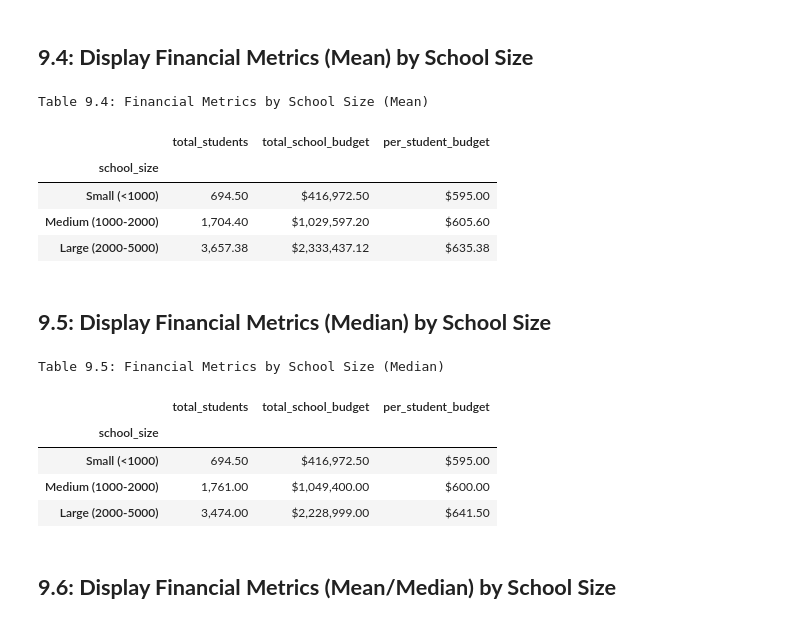
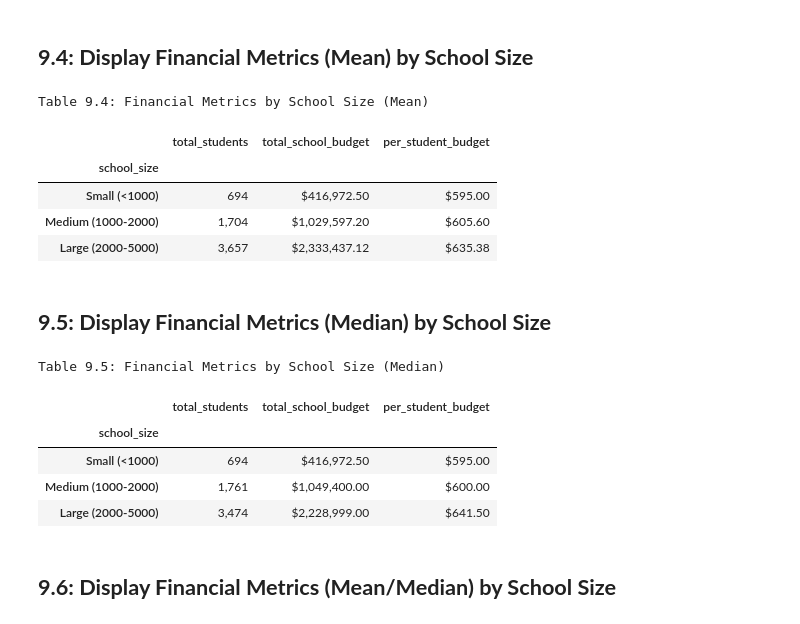
Before and after one commit to njgeorge000158/Student-Outcomes-Analysis-with-Pandas, a Jupyter notebook: city_schools.ipynb, the cells around one changed output. Cells and saved outputs as stored; diff of their text form; code cells hidden in the pictures.

```diff
--- a/city_schools.ipynb
+++ b/city_schools.ipynb
@@ -1492,16 +1491,16 @@ logx.log_write_object(size_mean_per_student_budget_series)
 # %% [markdown]
 ## **Summary of Calculations**
 # %%
-size_mean_financial_metrics_dataframe \
+size_mean_financial_metrics_df \
     = pd.concat \
         ({'total_students': size_mean_total_students_series,
           'total_school_budget': size_mean_total_school_budget_series,
           'per_student_budget': size_mean_per_student_budget_series},
          axis = 1)
 
-size_mean_financial_metrics_dataframe.index.name = 'school_size'
+size_mean_financial_metrics_df.index.name = 'school_size'
 
-logx.log_write_object(size_mean_financial_metrics_dataframe)
+logx.log_write_obj(size_mean_financial_metrics_df)
 # %% [markdown]
 ## **9.2: Financial Metrics (Median) by School Size**
 # %% [markdown]
@@ -1574,45 +1573,45 @@ logx.log_write_object(size_mean_median_financial_metrics_dataframe)
 # %% [markdown]
 ## **9.4: Display Financial Metrics (Mean) by School Size**
 # %%
-highlight_column_string_list = ['total_students', 'total_school_budget', 'per_student_budget']
+highlight_col_list = ['total_students', 'total_school_budget', 'per_student_budget']
 
 pandasx.return_formatted_table \
-    (size_mean_financial_metrics_dataframe,
+    (size_mean_financial_metrics_df,
      'Table 9.4: Financial Metrics by School Size (Mean)',
-     hide_index_boolean = False) \
+     hide_index_bool = False) \
         .format \
-            ({'total_students': '{:,.2f}',
-              'total_school_budget': '${:,.2f}',
-              'per_student_budget': '${:,.2f}'}) \
-        .highlight_max(highlight_column_string_list, color = 'lime') \
-        .highlight_min(highlight_column_string_list, color = 'yellow')
+            ({'total_students': pandasx.FLOAT_AS_INTEGER_FORMAT,
+              'total_school_budget': pandasx.CURRENCY_FLOAT_FORMAT,
+              'per_student_budget': pandasx.CURRENCY_FLOAT_FORMAT}) \
+        .highlight_max(highlight_col_list, color = data_config_dict['max_highlight']) \
+        .highlight_min(highlight_col_list, color = data_config_dict['min_highlight'])
 # %% [output]
 Table 9.4: Financial Metrics by School Size (Mean)
 |  | total_students | total_school_budget | per_student_budget |
 | school_size |  |  |  |
-| Small (<1000) | 694.50 | $416,972.50 | $595.00 |
-| Medium (1000-2000) | 1,704.40 | $1,029,597.20 | $605.60 |
-| Large (2000-5000) | 3,657.38 | $2,333,437.12 | $635.38 |
+| Small (<1000) | 694 | $416,972.50 | $595.00 |
+| Medium (1000-2000) | 1,704 | $1,029,597.20 | $605.60 |
+| Large (2000-5000) | 3,657 | $2,333,437.12 | $635.38 |
 # %% [markdown]
 ## **9.5: Display Financial Metrics (Median) by School Size**
 # %%
 pandasx.return_formatted_table \
-    (size_median_financial_metrics_dataframe,
+    (size_median_financial_metrics_df,
      'Table 9.5: Financial Metrics by School Size (Median)',
-     hide_index_boolean = False) \
+     hide_index_bool = False) \
         .format \
-            ({'total_students': '{:,.2f}',
-              'total_school_budget': '${:,.2f}',
-              'per_student_budget': '${:,.2f}'}) \
-        .highlight_max(highlight_column_string_list, color = 'lime') \
-        .highlight_min(highlight_column_string_list, color = 'yellow')
+            ({'total_students': pandasx.FLOAT_AS_INTEGER_FORMAT,
+              'total_school_budget': pandasx.CURRENCY_FLOAT_FORMAT,
+              'per_student_budget': pandasx.CURRENCY_FLOAT_FORMAT}) \
+        .highlight_max(highlight_col_list, color = data_config_dict['max_highlight']) \
+        .highlight_min(highlight_col_list, color = data_config_dict['min_highlight'])
 # %% [output]
 Table 9.5: Financial Metrics by School Size (Median)
 |  | total_students | total_school_budget | per_student_budget |
 | school_size |  |  |  |
-| Small (<1000) | 694.50 | $416,972.50 | $595.00 |
-| Medium (1000-2000) | 1,761.00 | $1,049,400.00 | $600.00 |
-| Large (2000-5000) | 3,474.00 | $2,228,999.00 | $641.50 |
+| Small (<1000) | 694 | $416,972.50 | $595.00 |
+| Medium (1000-2000) | 1,761 | $1,049,400.00 | $600.00 |
+| Large (2000-5000) | 3,474 | $2,228,999.00 | $641.50 |
 # %% [markdown]
 ## **9.6: Display Financial Metrics (Mean/Median) by School Size**
 # %%
```
Also changed, not shown: parts of 142 cells of this notebook, 3 other files.
